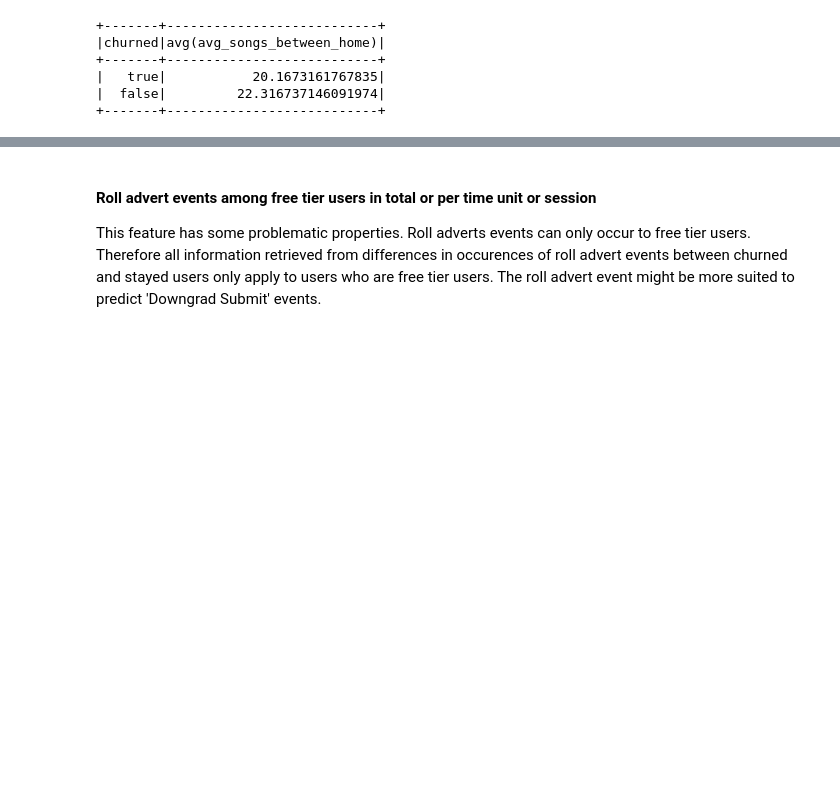
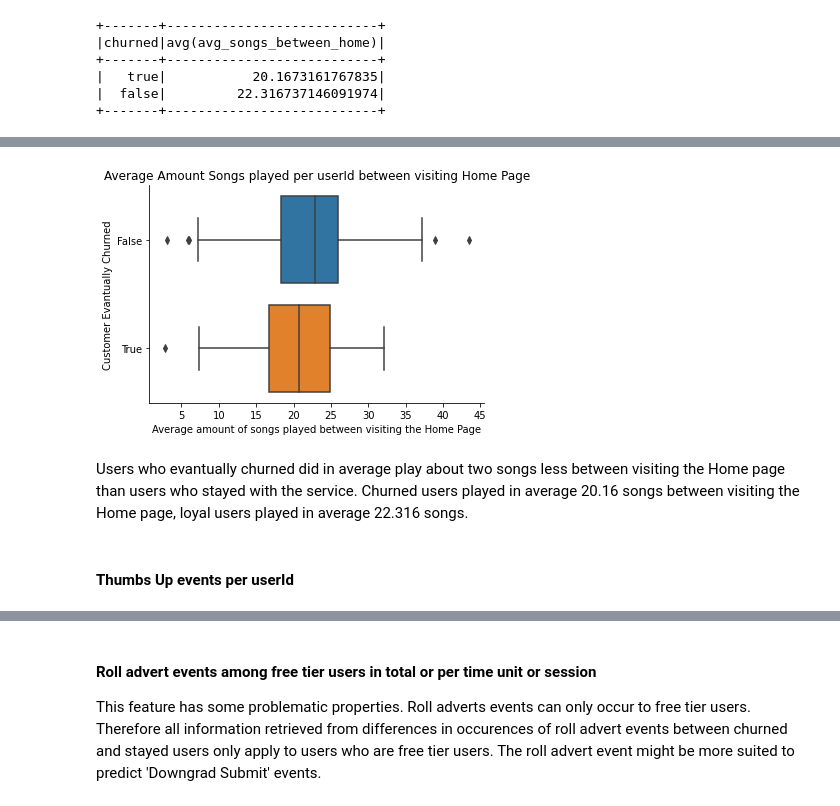
Before and after one commit to LeopoldWalther/SparkChurnDetection, a Jupyter notebook: Sparkify.ipynb, the cells around one changed output, grey strips where cells are left out. Drawn from its saved outputs; the diff is of its cells as text; code cells hidden in the pictures; blank space fills up the shorter version.

Commit message:
feat: Thumbs Up Events per UserId

```diff
--- a/Sparkify.ipynb
+++ b/Sparkify.ipynb
@@ -850,12 +833,12 @@ user_window = Window \
     .orderBy(desc('ts')) \
     .rangeBetween(Window.unboundedPreceding, 0)
 
-cusum = user_log_valid.filter((user_log_valid.page == 'NextSong') | (user_log_valid.page == 'Home')) \
+songs_per_homevisit = user_log_valid.filter((user_log_valid.page == "NextSong") | (user_log_valid.page == 'Home')) \
     .select('userID', 'churned', 'page', 'ts') \
     .withColumn('homevisit', udf_homevisit(col('page'))) \
     .withColumn('period', Fsum('homevisit').over(user_window))
 
-cuavg = cusum.filter((cusum.page == 'NextSong')) \
+songs_per_homevisit = songs_per_homevisit.filter((songs_per_homevisit.page == 'NextSong')) \
     .groupBy('userID', 'churned', 'period') \
     .agg({'period':'count'}) \
     .groupBy('userID', 'churned').mean() \
@@ -863,7 +846,7 @@ cuavg = cusum.filter((cusum.page == 'NextSong')) \
     .select('userID', 'churned', 'avg_songs_between_home')
 
 
-cuavg.groupBy('churned') \
+songs_per_homevisit.groupBy('churned') \
     .agg({'avg_songs_between_home':'avg'}).show()
 # %% [output]
 +-------+---------------------------+
@@ -874,0 +878,16 @@ cuavg.groupBy('churned') \
+# %%
+# convert spark object ot pandas dataframe
+songs_per_homevisit_pd = songs_per_homevisit.toPandas()
+
+# Plot
+ax = sns.boxplot(data=songs_per_homevisit_pd, y='churned', x='avg_songs_between_home', orient='h')
+plt.xlabel('Average amount of songs played between visiting the Home Page')
+plt.ylabel('Customer Evantually Churned')
+plt.title('Average Amount Songs played per userId between visiting Home Page')
+sns.despine(ax=ax);
+# %% [output]
+[figure, added]
+# %% [markdown]
+Users who evantually churned did in average play about two songs less between visiting the Home page than users who stayed with the service. Churned users played in average 20.16 songs between visiting the Home page, loyal users played in average 22.316 songs.
+# %% [markdown]
+#### Thumbs Up events per userId
```
Also changed, not shown: parts of 16 cells of this notebook.
